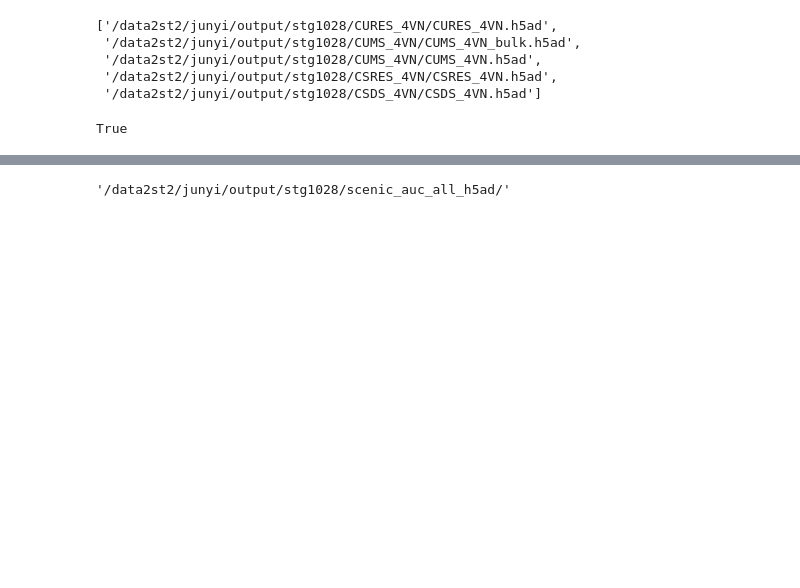
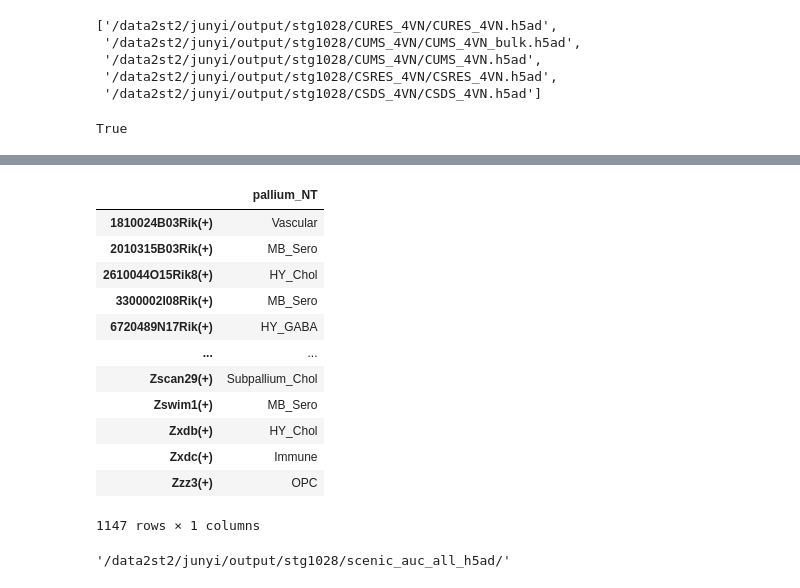
Before and after one commit to juychen/scmmd, a Jupyter notebook: 16snsceniDiffAUC.ipynb, the cells around one changed output, grey strips where cells are left out. Cells and saved outputs as stored; diff of their text form; code cells hidden in the pictures; blank space fills up the shorter version.

```diff
--- a/16snsceniDiffAUC.ipynb
+++ b/16snsceniDiffAUC.ipynb
@@ -149,3 +168,19 @@ else:
+# %%
+adata_combined_T.obs
+# %% [output]
+|  | pallium_NT |
+| 1810024B03Rik(+) | Vascular |
+| 2010315B03Rik(+) | MB_Sero |
+| 2610044O15Rik8(+) | HY_Chol |
+| 3300002I08Rik(+) | MB_Sero |
+| 6720489N17Rik(+) | HY_GABA |
+| ... | ... |
+| Zscan29(+) | Subpallium_Chol |
+| Zswim1(+) | MB_Sero |
+| Zxdb(+) | HY_Chol |
+| Zxdc(+) | Immune |
+| Zzz3(+) | OPC |
+1147 rows × 1 columns
 # %%
 # target_n_cells = 5000
 # rng = np.random.default_rng(0)
```
Also changed, not shown: parts of 7 cells of this notebook, 1 other file.
